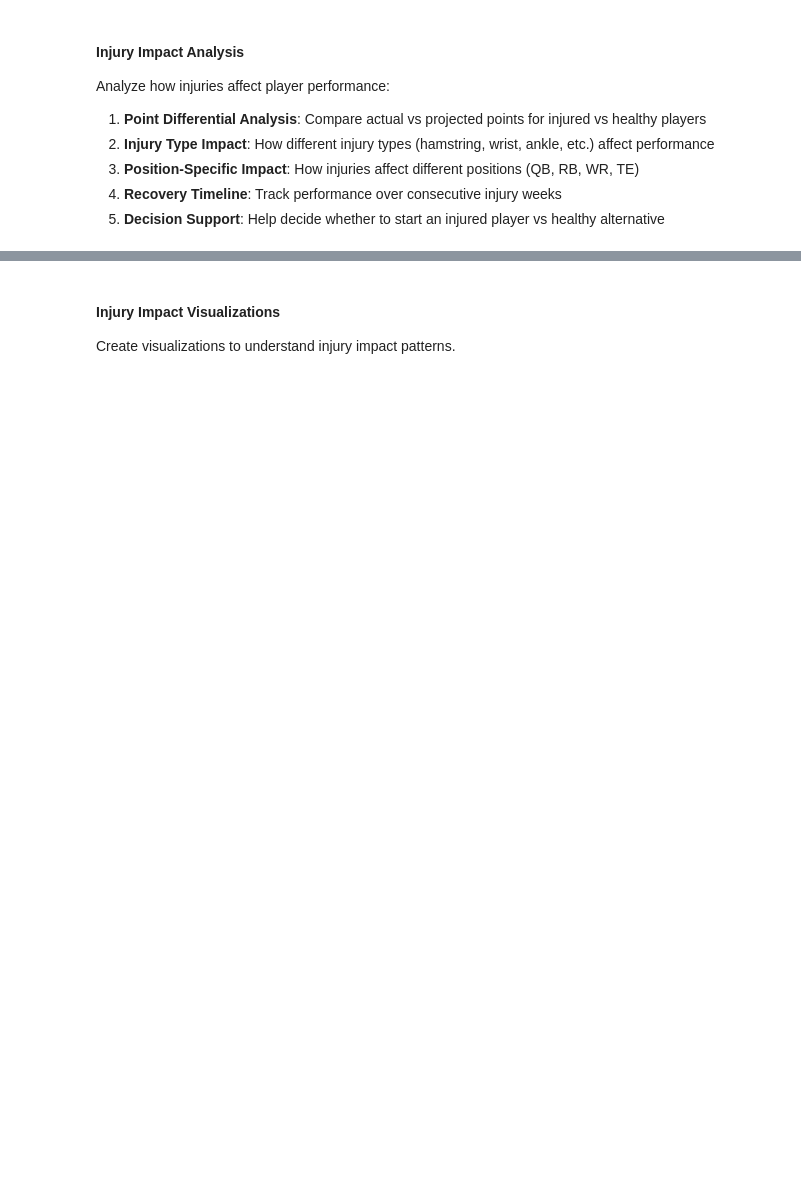
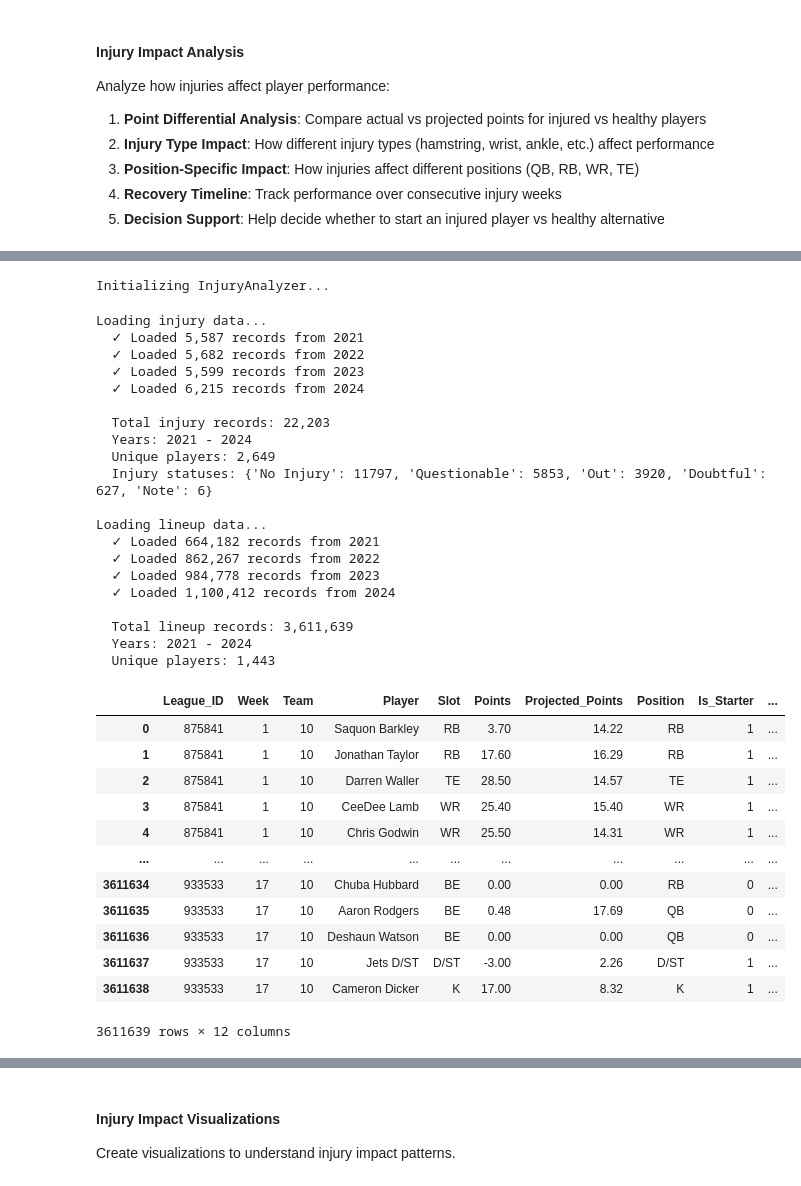
Before and after one commit to tmorgan251/fantasy_football, a Jupyter notebook: Fantasy_Football_Analysis.ipynb, the cells around one changed output, grey strips where cells are left out. Cells and saved outputs as stored; diff of their text form; code cells hidden in the pictures; blank space fills up the shorter version.

Commit message:
updated injury analysis and notebook

```diff
--- a/Fantasy_Football_Analysis.ipynb
+++ b/Fantasy_Football_Analysis.ipynb
@@ -401,0 +337,50 @@ Analyzing injury impact...
+# %%
+# Initialize Injury Analyzer
+from src.analysis.injury_analyzer import InjuryAnalyzer
+
+injury_analyzer = InjuryAnalyzer(
+    injury_dir="data/raw/injuries",
+    lineup_data_path=None,  # Auto-detect from data/raw/espn
+    years=range(2021, 2025),
+    verbose=True
+)
+# %% [output]
+Initializing InjuryAnalyzer...
+# %%
+# Step 1: Load data
+injury_analyzer.load_injury_data()
+injury_analyzer.load_lineup_data()
+# %% [output]
+Loading injury data...
+  ✓ Loaded 5,587 records from 2021
+  ✓ Loaded 5,682 records from 2022
+  ✓ Loaded 5,599 records from 2023
+  ✓ Loaded 6,215 records from 2024
+
+  Total injury records: 22,203
+  Years: 2021 - 2024
+  Unique players: 2,649
+  Injury statuses: {'No Injury': 11797, 'Questionable': 5853, 'Out': 3920, 'Doubtful': 627, 'Note': 6}
+
+Loading lineup data...
+  ✓ Loaded 664,182 records from 2021
+  ✓ Loaded 862,267 records from 2022
+  ✓ Loaded 984,778 records from 2023
+  ✓ Loaded 1,100,412 records from 2024
+
+  Total lineup records: 3,611,639
+  Years: 2021 - 2024
+  Unique players: 1,443
+|  | League_ID | Week | Team | Player | Slot | Points | Projected_Points | Position | Is_Starter | ... |
+| 0 | 875841 | 1 | 10 | Saquon Barkley | RB | 3.70 | 14.22 | RB | 1 | ... |
+| 1 | 875841 | 1 | 10 | Jonathan Taylor | RB | 17.60 | 16.29 | RB | 1 | ... |
+| 2 | 875841 | 1 | 10 | Darren Waller | TE | 28.50 | 14.57 | TE | 1 | ... |
+| 3 | 875841 | 1 | 10 | CeeDee Lamb | WR | 25.40 | 15.40 | WR | 1 | ... |
+| 4 | 875841 | 1 | 10 | Chris Godwin | WR | 25.50 | 14.31 | WR | 1 | ... |
+| ... | ... | ... | ... | ... | ... | ... | ... | ... | ... | ... |
+| 3611634 | 933533 | 17 | 10 | Chuba Hubbard | BE | 0.00 | 0.00 | RB | 0 | ... |
+| 3611635 | 933533 | 17 | 10 | Aaron Rodgers | BE | 0.48 | 17.69 | QB | 0 | ... |
+| 3611636 | 933533 | 17 | 10 | Deshaun Watson | BE | 0.00 | 0.00 | QB | 0 | ... |
+| 3611637 | 933533 | 17 | 10 | Jets D/ST | D/ST | -3.00 | 2.26 | D/ST | 1 | ... |
+| 3611638 | 933533 | 17 | 10 | Cameron Dicker | K | 17.00 | 8.32 | K | 1 | ... |
+3611639 rows × 12 columns
```
Also changed, not shown: parts of 23 cells of this notebook, 8 other files.
